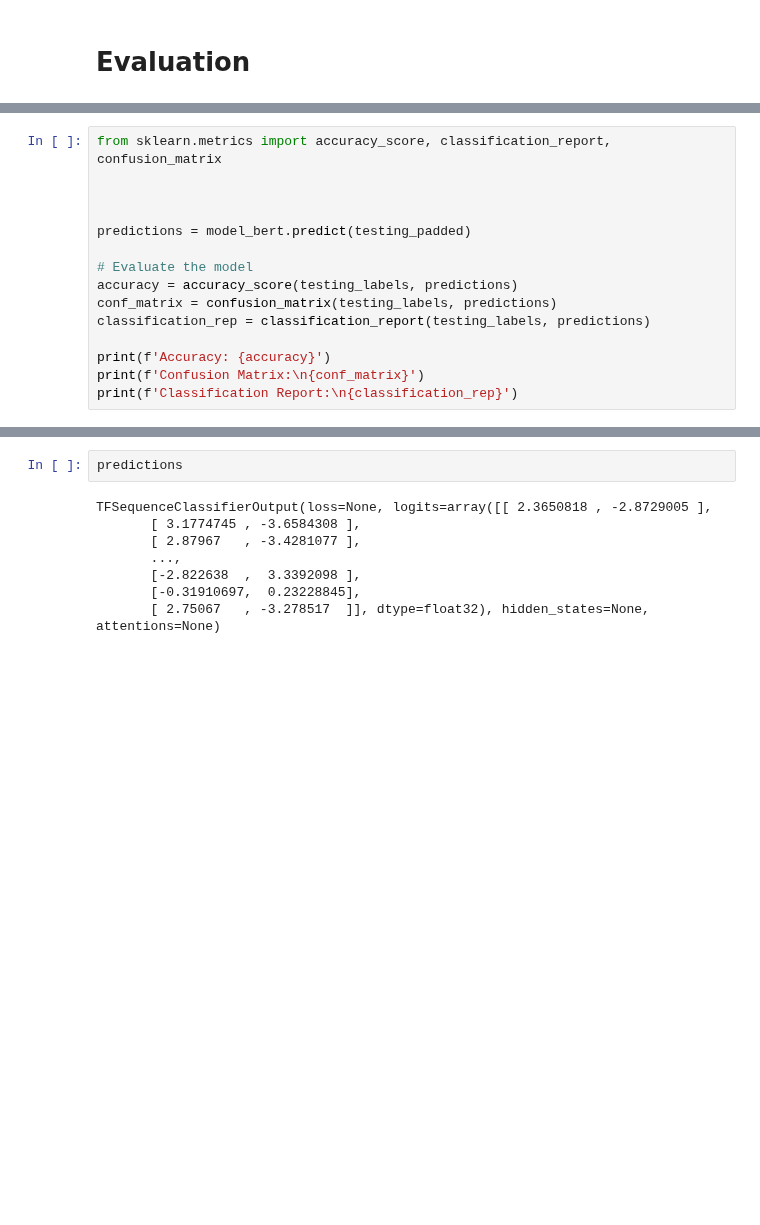
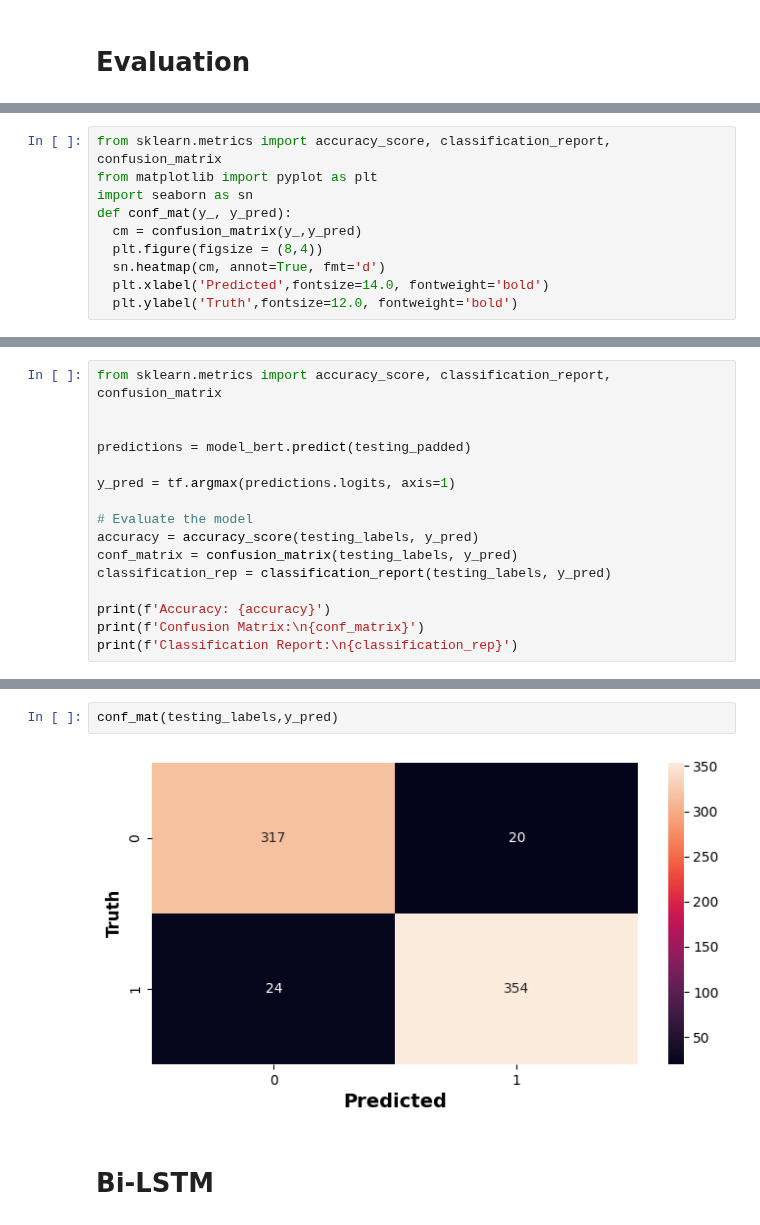
Before and after one commit to RafsanJany-44/Snake_ARC, a Jupyter notebook: NLP_1/Neg_Pos_Sentiment_Analysis.ipynb, the cells around one changed output, grey strips where cells are left out. Cells and saved outputs as stored; diff of their text form; blank space fills up the shorter version.

```diff
--- a/NLP_1/Neg_Pos_Sentiment_Analysis.ipynb
+++ b/NLP_1/Neg_Pos_Sentiment_Analysis.ipynb
@@ -495,3 +502,13 @@ ann_model
+# %%
+from sklearn.metrics import accuracy_score, classification_report, confusion_matrix
+from matplotlib import pyplot as plt
+import seaborn as sn
+def conf_mat(y_, y_pred):
+  cm = confusion_matrix(y_,y_pred)
+  plt.figure(figsize = (8,4))
+  sn.heatmap(cm, annot=True, fmt='d')
+  plt.xlabel('Predicted',fontsize=14.0, fontweight='bold')
+  plt.ylabel('Truth',fontsize=12.0, fontweight='bold')
 # %%
 !pip install scikit-learn
 # %% [output]
@@ -510,13 +523,14 @@ Successfully installed joblib-1.3.2 scikit-learn-1.0.2 scipy-1.7.3 threadpoolctl
 from sklearn.metrics import accuracy_score, classification_report, confusion_matrix
 
 
-
 predictions = model_bert.predict(testing_padded)
 
+y_pred = tf.argmax(predictions.logits, axis=1)
+
 # Evaluate the model
-accuracy = accuracy_score(testing_labels, predictions)
-conf_matrix = confusion_matrix(testing_labels, predictions)
-classification_rep = classification_report(testing_labels, predictions)
+accuracy = accuracy_score(testing_labels, y_pred)
+conf_matrix = confusion_matrix(testing_labels, y_pred)
+classification_rep = classification_report(testing_labels, y_pred)
 
 print(f'Accuracy: {accuracy}')
 print(f'Confusion Matrix:\n{conf_matrix}')
@@ -524,13 +553,9 @@ print(f'Classification Report:\n{classification_rep}')
-# %%
-predictions
-# %% [output]
-TFSequenceClassifierOutput(loss=None, logits=array([[ 2.3650818 , -2.8729005 ],
-       [ 3.1774745 , -3.6584308 ],
-       [ 2.87967   , -3.4281077 ],
-       ...,
-       [-2.822638  ,  3.3392098 ],
-       [-0.31910697,  0.23228845],
-       [ 2.75067   , -3.278517  ]], dtype=float32), hidden_states=None, attentions=None)
+# %%
+conf_mat(testing_labels,y_pred)
+# %% [output]
+[figure, added]
+# %% [markdown]
+# Bi-LSTM
 # %%
 
 from sklearn.metrics import accuracy_score, classification_report, confusion_matrix
```
Also changed, not shown: parts of 24 cells of this notebook, 3 other files.
